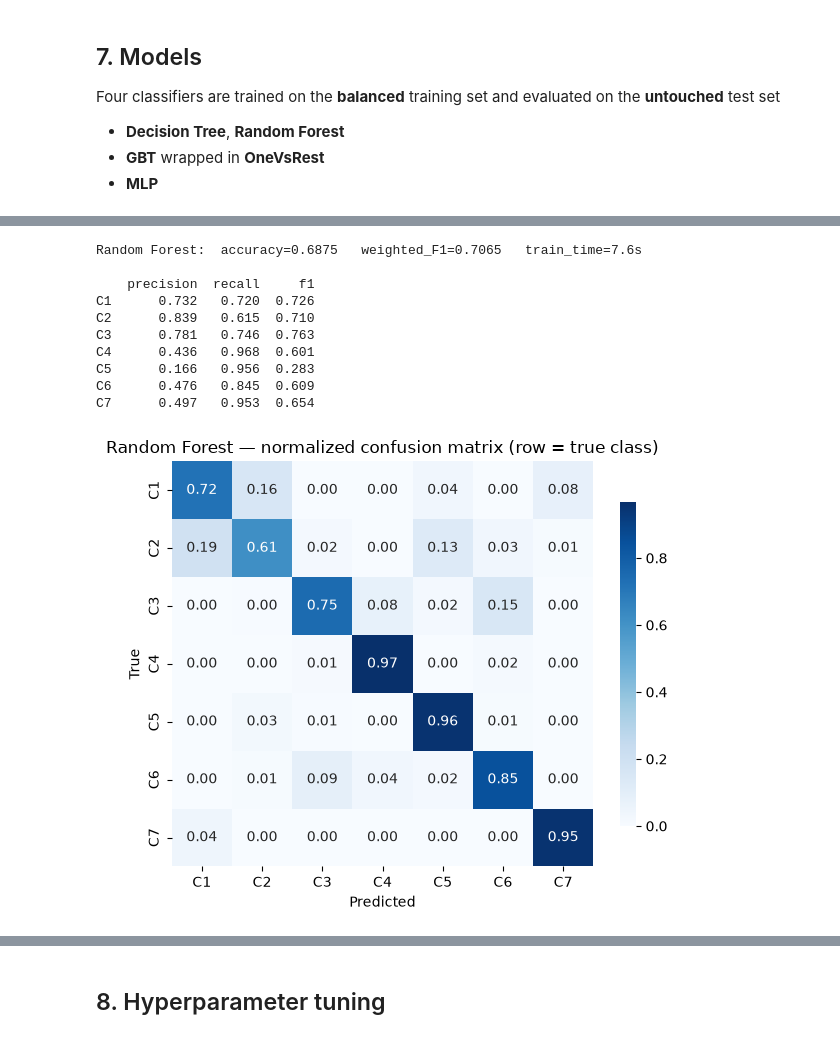
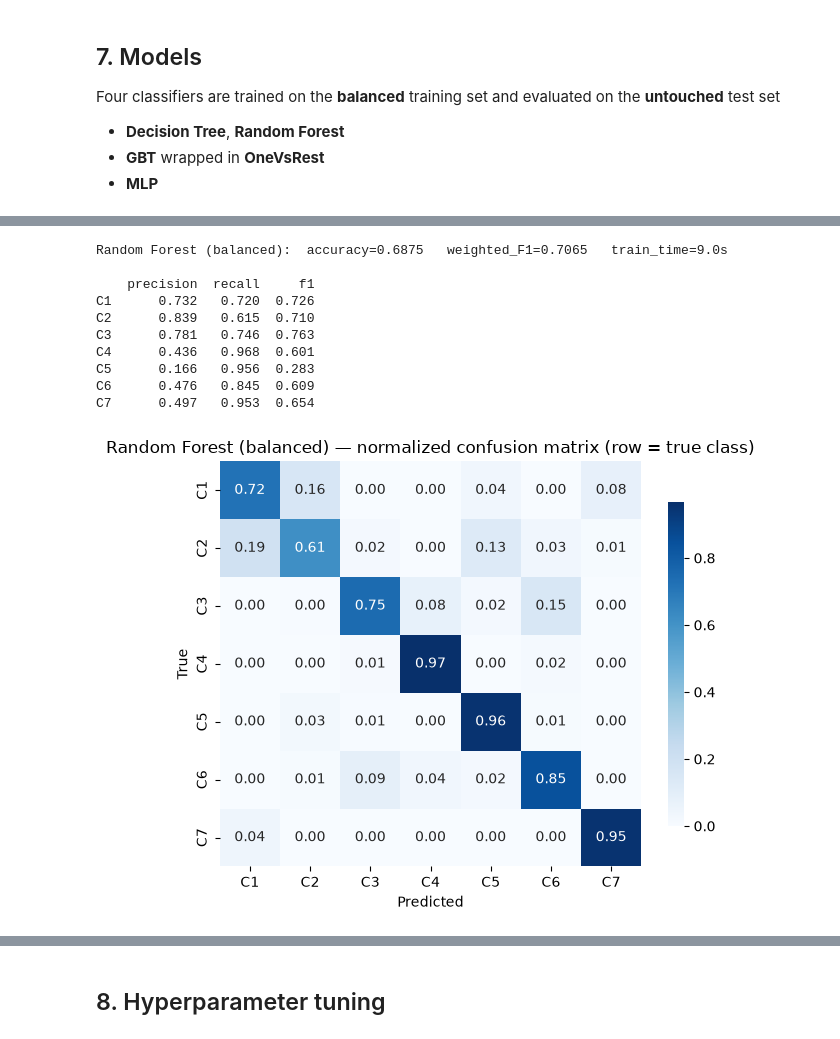
Before and after one commit to TouringHydra3/BDATM-Project, a Jupyter notebook: main.ipynb, the cells around one changed output, grey strips where cells are left out. Saved outputs shown, nothing was run; the diff lists cells and outputs as text; code cells hidden in the pictures.

```diff
--- a/main.ipynb
+++ b/main.ipynb
@@ -471,18 +471,18 @@ C7      0.498   0.941  0.651
 # %%
 rf = RandomForestClassifier(labelCol="label", featuresCol="features", numTrees=50, maxDepth=15, seed=SEED)
-_ = run_model("Random Forest", rf, train_bal, test_df)
+_ = run_model("Random Forest (balanced)", rf, train_bal, test_df)
 # %% [output]
-Random Forest:  accuracy=0.6875   weighted_F1=0.7065   train_time=7.6s
+Random Forest (balanced):  accuracy=0.6875   weighted_F1=0.7065   train_time=9.0s
 
     precision  recall     f1
 C1      0.732   0.720  0.726
 C2      0.839   0.615  0.710
 C3      0.781   0.746  0.763
 C4      0.436   0.968  0.601
 C5      0.166   0.956  0.283
 C6      0.476   0.845  0.609
 C7      0.497   0.953  0.654
-[figure, old version]
+[figure, new version]
 # %%
 gbt = GBTClassifier(labelCol="label", featuresCol="features", maxIter=20, maxDepth=5, seed=SEED)
 ovr_gbt = OneVsRest(classifier=gbt, labelCol="label", featuresCol="features")
```
Also changed, not shown: parts of 17 cells of this notebook.
